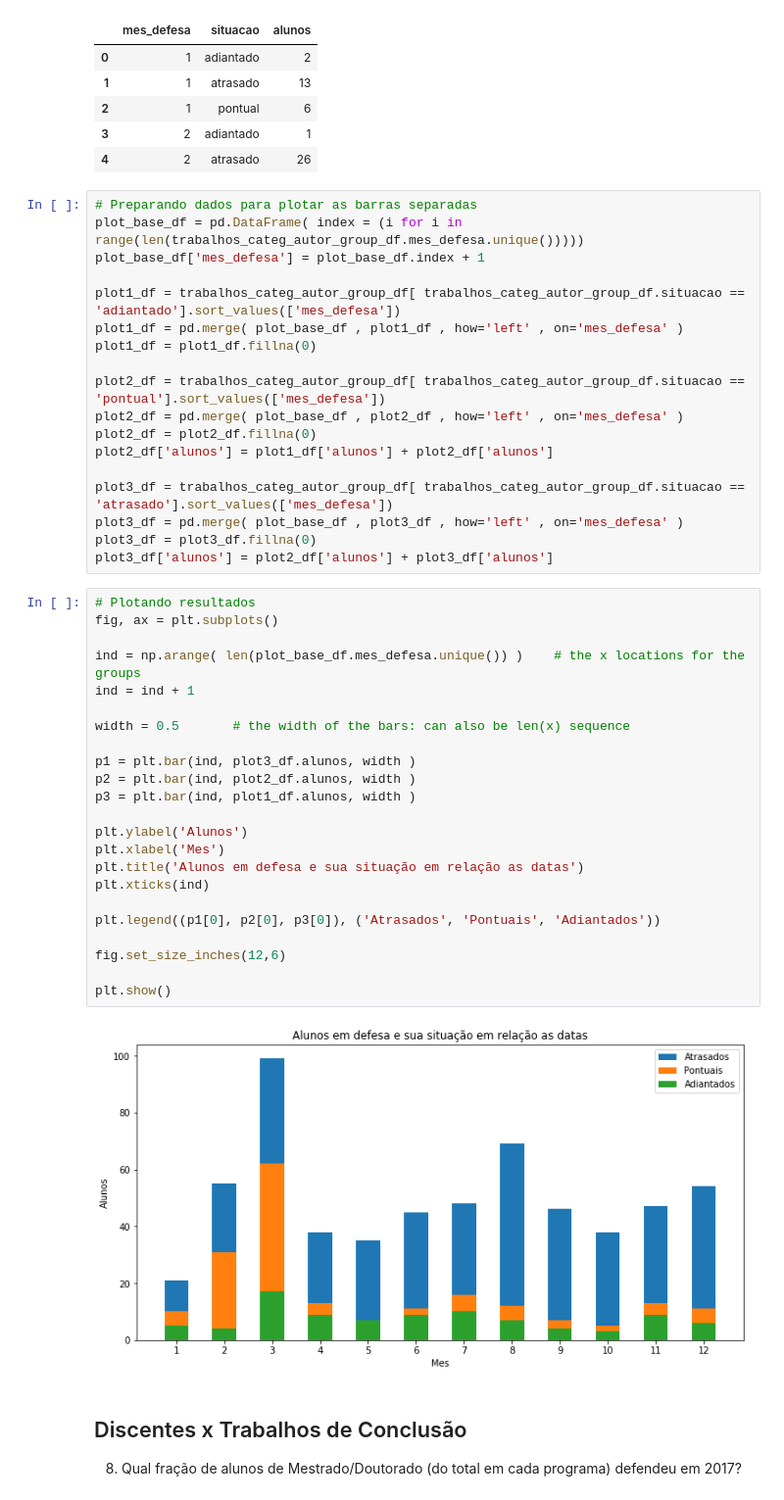
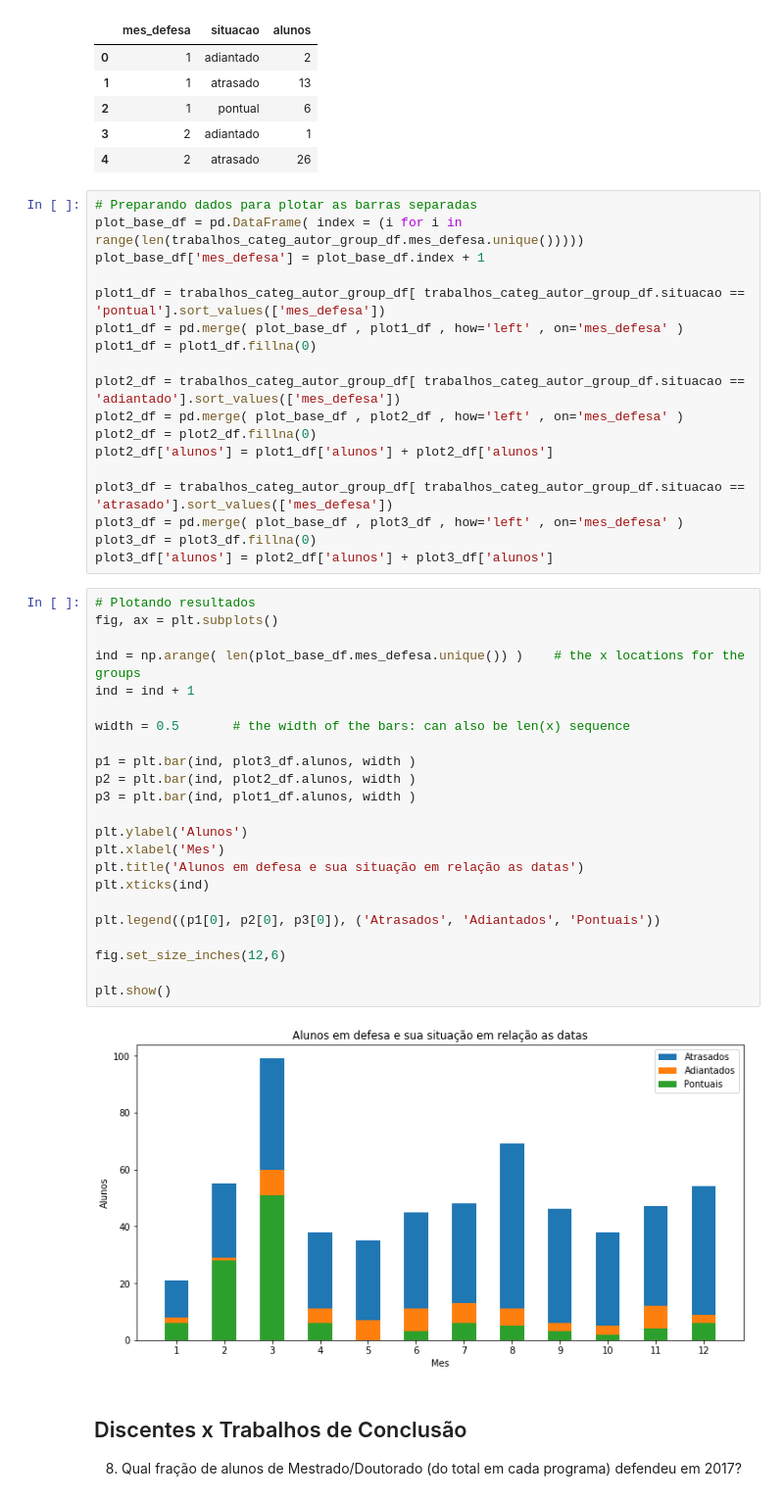
Before and after one commit to Pedalves/DataScience, a Jupyter notebook: CAPES/T1.1 Enunciado - Analise descritiva de dados de PG.ipynb, the cells around one changed output. Shown at 98% size. Cells and saved outputs as stored; diff of their text form.

```diff
--- a/CAPES/T1.1 Enunciado - Analise descritiva de dados de PG.ipynb
+++ b/CAPES/T1.1 Enunciado - Analise descritiva de dados de PG.ipynb
@@ -990,11 +990,11 @@ trabalhos_categ_autor_group_df.head()
 plot_base_df = pd.DataFrame( index = (i for i in range(len(trabalhos_categ_autor_group_df.mes_defesa.unique()))))
 plot_base_df['mes_defesa'] = plot_base_df.index + 1
 
-plot1_df = trabalhos_categ_autor_group_df[ trabalhos_categ_autor_group_df.situacao == 'adiantado'].sort_values(['mes_defesa'])
+plot1_df = trabalhos_categ_autor_group_df[ trabalhos_categ_autor_group_df.situacao == 'pontual'].sort_values(['mes_defesa'])
 plot1_df = pd.merge( plot_base_df , plot1_df , how='left' , on='mes_defesa' )
 plot1_df = plot1_df.fillna(0)
 
-plot2_df = trabalhos_categ_autor_group_df[ trabalhos_categ_autor_group_df.situacao == 'pontual'].sort_values(['mes_defesa'])
+plot2_df = trabalhos_categ_autor_group_df[ trabalhos_categ_autor_group_df.situacao == 'adiantado'].sort_values(['mes_defesa'])
 plot2_df = pd.merge( plot_base_df , plot2_df , how='left' , on='mes_defesa' )
 plot2_df = plot2_df.fillna(0)
 plot2_df['alunos'] = plot1_df['alunos'] + plot2_df['alunos']
@@ -1006,28 +1006,28 @@ plot3_df['alunos'] = plot2_df['alunos'] + plot3_df['alunos']
 # %%
 # Plotando resultados
 fig, ax = plt.subplots()
 
 ind = np.arange( len(plot_base_df.mes_defesa.unique()) )    # the x locations for the groups
 ind = ind + 1
 
 width = 0.5       # the width of the bars: can also be len(x) sequence
 
 p1 = plt.bar(ind, plot3_df.alunos, width )
 p2 = plt.bar(ind, plot2_df.alunos, width )
 p3 = plt.bar(ind, plot1_df.alunos, width )
 
 plt.ylabel('Alunos')
 plt.xlabel('Mes')
 plt.title('Alunos em defesa e sua situação em relação as datas')
 plt.xticks(ind)
 
-plt.legend((p1[0], p2[0], p3[0]), ('Atrasados', 'Pontuais', 'Adiantados'))
+plt.legend((p1[0], p2[0], p3[0]), ('Atrasados', 'Adiantados', 'Pontuais'))
 
 fig.set_size_inches(12,6)
 
 plt.show()
 # %% [output]
-[figure, old version]
+[figure, new version]
 # %% [markdown]
 ## Discentes x Trabalhos de Conclusão
 8) Qual fração de alunos de Mestrado/Doutorado (do total em cada programa) defendeu em 2017?
```
Also changed, not shown: parts of 1 cell of this notebook.
